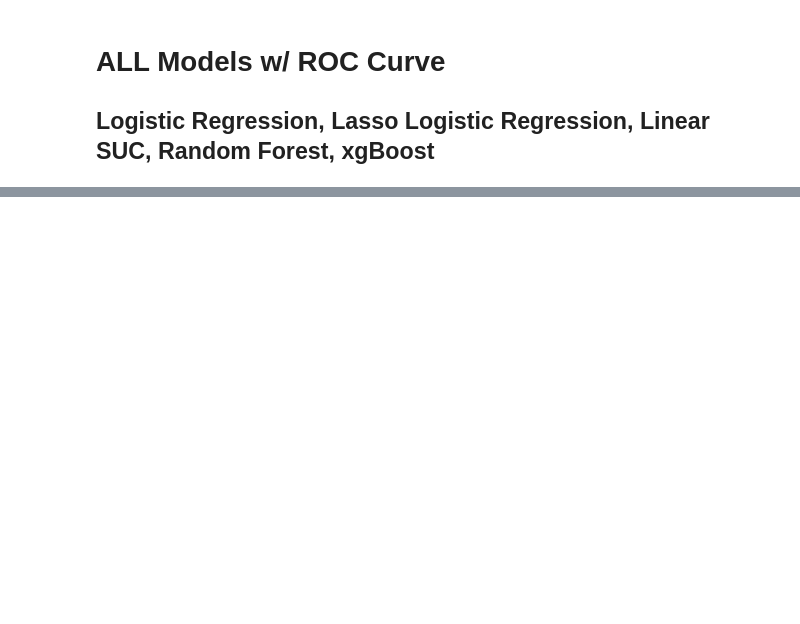
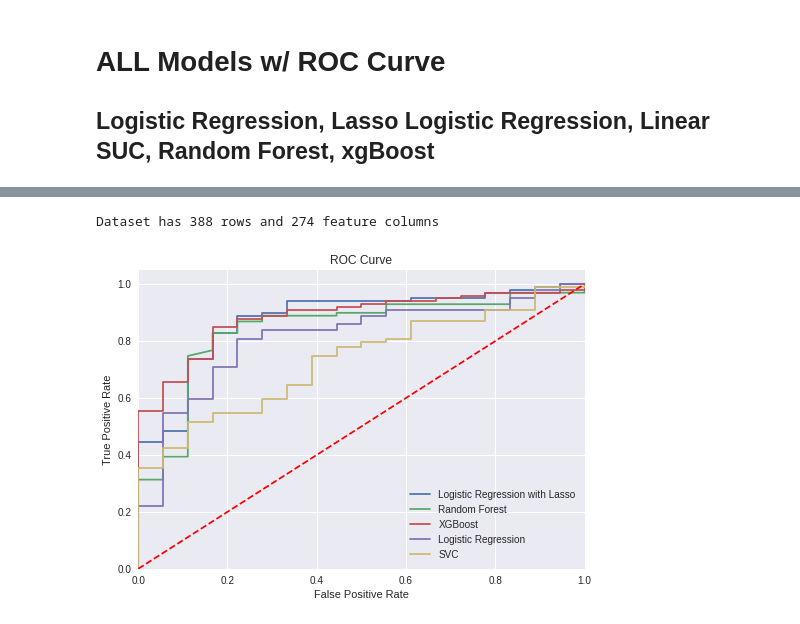
Before and after one commit to ParthShah412/AAMLP-Project, a Jupyter notebook: Model_Evaluation_ROC_learningcurve_lesionstudy.ipynb, the cells around one changed output, grey strips where cells are left out. Drawn from its saved outputs; the diff is of its cells as text; code cells hidden in the pictures; blank space fills up the shorter version.

```diff
--- a/Model_Evaluation_ROC_learningcurve_lesionstudy.ipynb
+++ b/Model_Evaluation_ROC_learningcurve_lesionstudy.ipynb
@@ -641,5 +753,6 @@ plt.figure()
 # %%
 # Logistic Regression
+figg = plt.figure()
 RANDOM_BANG = 1215
 elf_lr= LogisticRegression(max_iter=5000,
                            solver="liblinear",
@@ -686,32 +799,35 @@ elf_simply_lr = LogisticRegression(solver= "liblinear",
                                    random_state = RANDOM_BANG)
 elf_simply_lr.fit(x_train, y_train)
 lr_y_pred = elf_simply_lr.predict(x_test)
 lr_y_prob = elf_simply_lr.predict_proba(x_test)[:,1]
 fpr, tpr, thresholds = roc_curve(y_test.values.ravel(), lr_y_prob)
 plt.plot(fpr, tpr, label='Logistic Regression')
 
 
 # SVC, best params: {'kernel': 'rbf', 'gamma': 0.01, 'degree': 1, 'decision_function_shape': 'ovo', 'coef0': 3.0500000000000003, 'C': 10}
 elf_svc= SVC(kernel = 'rbf',
              gamma = 0.01,
              degree = 1,
              decision_function_shape = 'ovo',
              coef0 = 3.05,
              C = 10,
             probability = True)
 elf_svc.fit(x_train, y_train)
 svc_y_pred = elf_svc.predict(x_test)
 svc_y_prob = elf_svc.predict_proba(x_test)[:,1]
 fpr, tpr, thresholds = roc_curve(y_test.values.ravel(), svc_y_prob)
 plt.plot(fpr, tpr, label='SVC')
 
 
 plt.plot([0, 1], [0, 1],'r--')
 plt.xlim([0.0, 1.0])
 plt.ylim([0.0, 1.05])
 plt.xlabel('False Positive Rate')
 plt.ylabel('True Positive Rate')
 plt.title('ROC Curve')
 plt.legend(loc="lower right")
-
-plt.savefig('ROC for ALL')
+figg.savefig("/home/parthshah412/Documents/CapstoneProject/New_Work/ImagesNew/ROC_pdf.pdf", bbox_inches='tight')
+plt.show()
+# %% [output]
+Dataset has 388 rows and 274 feature columns
+[figure, added]
```
Also changed, not shown: parts of 31 cells of this notebook.
